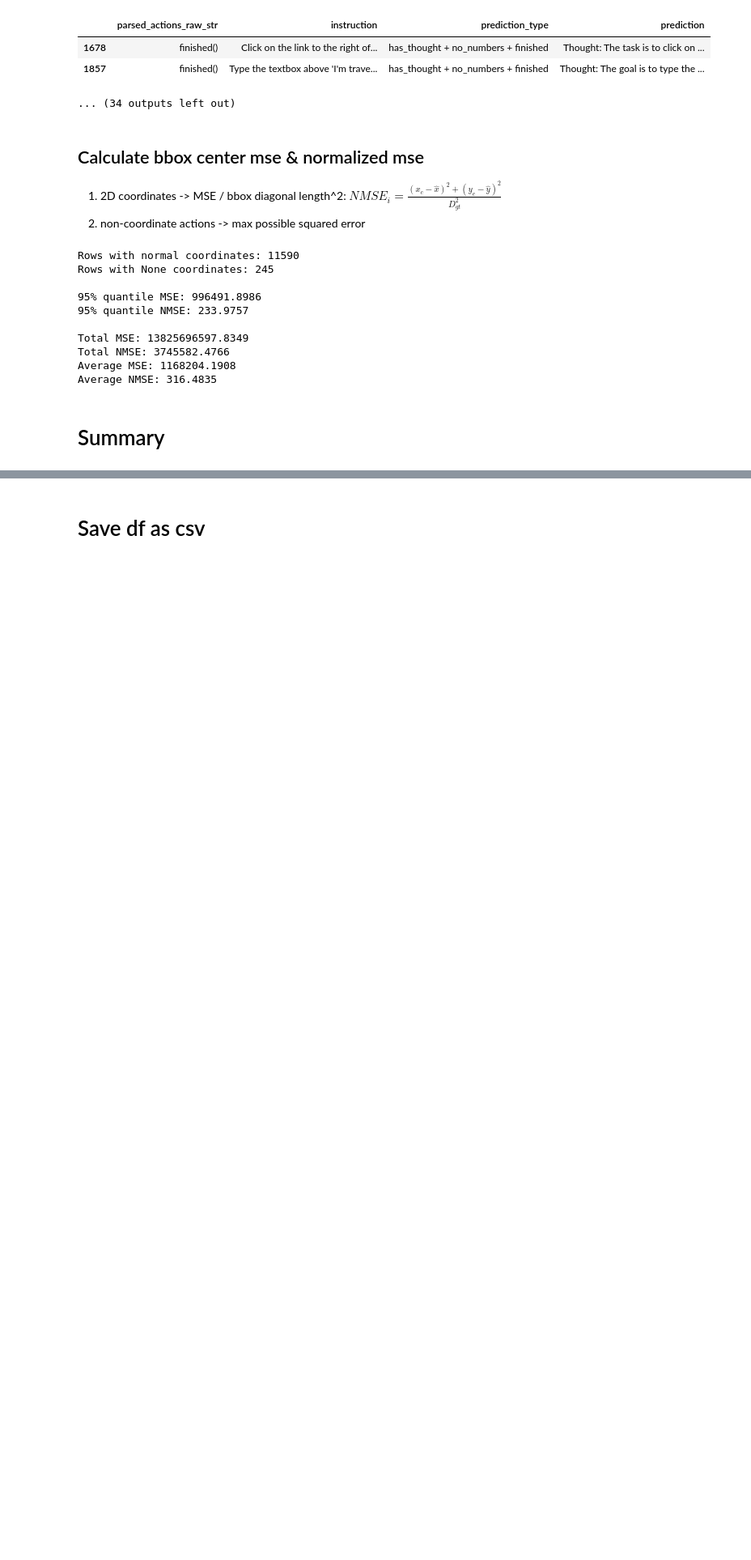
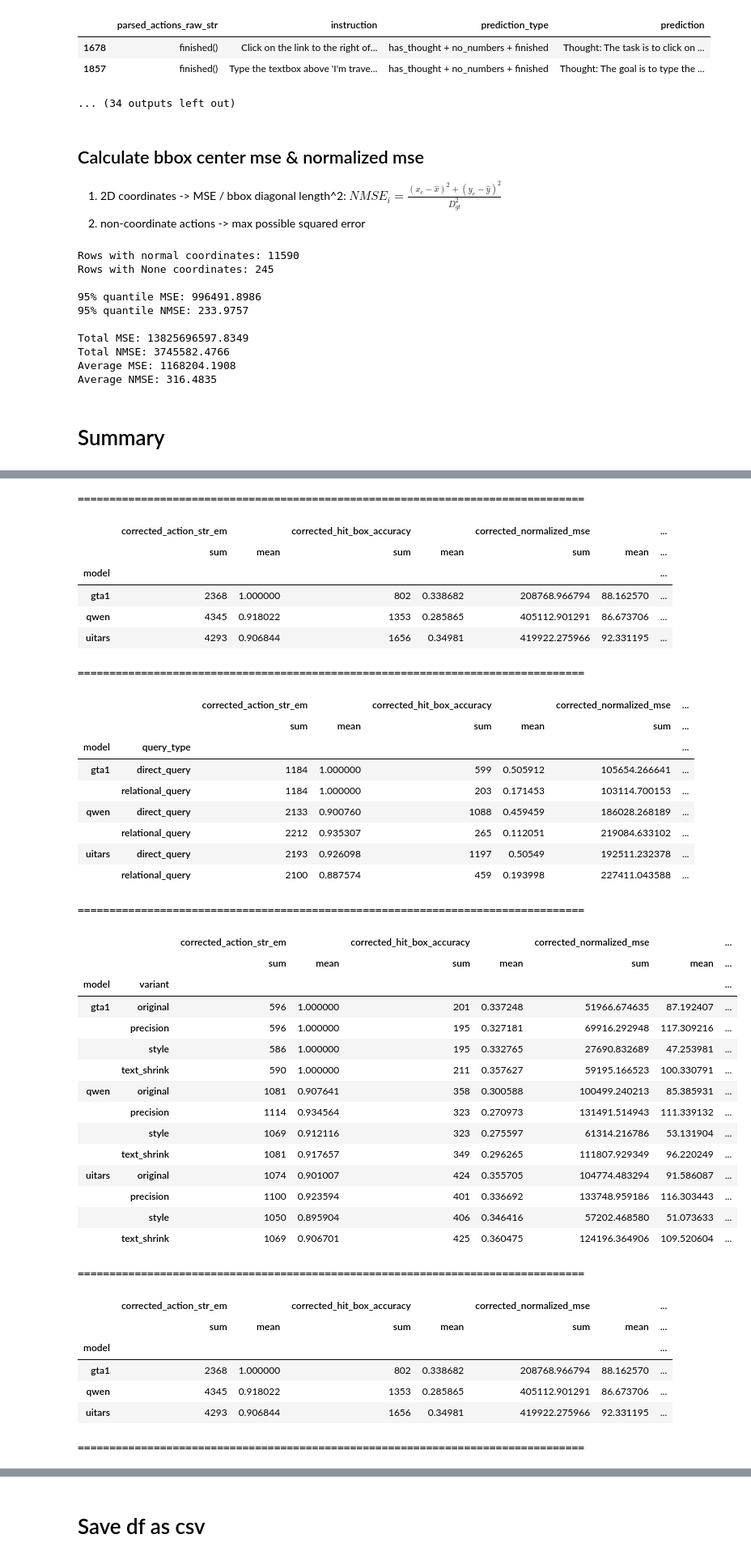
Before and after one commit to ManifoldRG/GUI-DR, a Jupyter notebook: data/baseline_results_final.ipynb, the cells around one changed output, grey strips where cells are left out. Shown at 81% size. Saved outputs shown, nothing was run; the diff lists cells and outputs as text; code cells hidden in the pictures; blank space fills up the shorter version.

```diff
--- a/data/baseline_results_final.ipynb
+++ b/data/baseline_results_final.ipynb
@@ -1613,7 +1613,20 @@ Average NMSE: 316.4835
 # %% [markdown]
 # Summary
 # %%
-df.groupby(['model', 'reasoning_type', 'query_type', 'variant'])[['corrected_action_str_em', 'corrected_hit_box_accuracy', 'corrected_normalized_mse', 'corrected_bbox_center_mse']].agg(['sum', 'mean'])
+display(df.groupby(['model', 'reasoning_type', 'query_type', 'variant'])[['corrected_action_str_em', 'corrected_hit_box_accuracy', 'corrected_normalized_mse', 'corrected_bbox_center_mse']].agg(['sum', 'mean']))
+print("="*80)
+display(df.groupby(['model', 'reasoning_type', 'query_type'])[['corrected_action_str_em', 'corrected_hit_box_accuracy', 'corrected_normalized_mse', 'corrected_bbox_center_mse']].agg(['sum', 'mean']))
+print("="*80)
+display(df.groupby(['model', 'reasoning_type'])[['corrected_action_str_em', 'corrected_hit_box_accuracy', 'corrected_normalized_mse', 'corrected_bbox_center_mse']].agg(['sum', 'mean']))
+print("="*80)
+display(df.groupby(['model'])[['corrected_action_str_em', 'corrected_hit_box_accuracy', 'corrected_normalized_mse', 'corrected_bbox_center_mse']].agg(['sum', 'mean']))
+print("="*80)
+display(df.groupby(['model', 'query_type'])[['corrected_action_str_em', 'corrected_hit_box_accuracy', 'corrected_normalized_mse', 'corrected_bbox_center_mse']].agg(['sum', 'mean']))
+print("="*80)
+display(df.groupby(['model', 'variant'])[['corrected_action_str_em', 'corrected_hit_box_accuracy', 'corrected_normalized_mse', 'corrected_bbox_center_mse']].agg(['sum', 'mean']))
+print("="*80)
+display(df.groupby(['model'])[['corrected_action_str_em', 'corrected_hit_box_accuracy', 'corrected_normalized_mse', 'corrected_bbox_center_mse']].agg(['sum', 'mean']))
+print("="*80)
 # %% [output]
 |  |  |  |  | corrected_action_str_em |  | corrected_hit_box_accuracy |  | ... |
 |  |  |  |  | sum | mean | sum | mean | ... |
@@ -1636,0 +1673,41 @@ df.groupby(['model', 'reasoning_type', 'query_type', 'variant'])[['corrected_act
+================================================================================
+|  | corrected_action_str_em |  | corrected_hit_box_accuracy |  | corrected_normalized_mse |  | ... |
+|  | sum | mean | sum | mean | sum | mean | ... |
+| model |  |  |  |  |  |  | ... |
+| gta1 | 2368 | 1.000000 | 802 | 0.338682 | 208768.966794 | 88.162570 | ... |
+| qwen | 4345 | 0.918022 | 1353 | 0.285865 | 405112.901291 | 86.673706 | ... |
+| uitars | 4293 | 0.906844 | 1656 | 0.34981 | 419922.275966 | 92.331195 | ... |
+================================================================================
+|  |  | corrected_action_str_em |  | corrected_hit_box_accuracy |  | corrected_normalized_mse | ... |
+|  |  | sum | mean | sum | mean | sum | ... |
+| model | query_type |  |  |  |  |  | ... |
+| gta1 | direct_query | 1184 | 1.000000 | 599 | 0.505912 | 105654.266641 | ... |
+|  | relational_query | 1184 | 1.000000 | 203 | 0.171453 | 103114.700153 | ... |
+| qwen | direct_query | 2133 | 0.900760 | 1088 | 0.459459 | 186028.268189 | ... |
+|  | relational_query | 2212 | 0.935307 | 265 | 0.112051 | 219084.633102 | ... |
+| uitars | direct_query | 2193 | 0.926098 | 1197 | 0.50549 | 192511.232378 | ... |
+|  | relational_query | 2100 | 0.887574 | 459 | 0.193998 | 227411.043588 | ... |
+================================================================================
+|  |  | corrected_action_str_em |  | corrected_hit_box_accuracy |  | corrected_normalized_mse |  | ... |
+|  |  | sum | mean | sum | mean | sum | mean | ... |
+| model | variant |  |  |  |  |  |  | ... |
+| gta1 | original | 596 | 1.000000 | 201 | 0.337248 | 51966.674635 | 87.192407 | ... |
+|  | precision | 596 | 1.000000 | 195 | 0.327181 | 69916.292948 | 117.309216 | ... |
+|  | style | 586 | 1.000000 | 195 | 0.332765 | 27690.832689 | 47.253981 | ... |
+|  | text_shrink | 590 | 1.000000 | 211 | 0.357627 | 59195.166523 | 100.330791 | ... |
+| qwen | original | 1081 | 0.907641 | 358 | 0.300588 | 100499.240213 | 85.385931 | ... |
+|  | precision | 1114 | 0.934564 | 323 | 0.270973 | 131491.514943 | 111.339132 | ... |
+|  | style | 1069 | 0.912116 | 323 | 0.275597 | 61314.216786 | 53.131904 | ... |
+|  | text_shrink | 1081 | 0.917657 | 349 | 0.296265 | 111807.929349 | 96.220249 | ... |
+| uitars | original | 1074 | 0.901007 | 424 | 0.355705 | 104774.483294 | 91.586087 | ... |
+|  | precision | 1100 | 0.923594 | 401 | 0.336692 | 133748.959186 | 116.303443 | ... |
+|  | style | 1050 | 0.895904 | 406 | 0.346416 | 57202.468580 | 51.073633 | ... |
+|  | text_shrink | 1069 | 0.906701 | 425 | 0.360475 | 124196.364906 | 109.520604 | ... |
+================================================================================
+|  | corrected_action_str_em |  | corrected_hit_box_accuracy |  | corrected_normalized_mse |  | ... |
+|  | sum | mean | sum | mean | sum | mean | ... |
+| model |  |  |  |  |  |  | ... |
+| gta1 | 2368 | 1.000000 | 802 | 0.338682 | 208768.966794 | 88.162570 | ... |
+| qwen | 4345 | 0.918022 | 1353 | 0.285865 | 405112.901291 | 86.673706 | ... |
+| uitars | 4293 | 0.906844 | 1656 | 0.34981 | 419922.275966 | 92.331195 | ... |
+================================================================================
```
Also changed, not shown: parts of 2 cells of this notebook.
